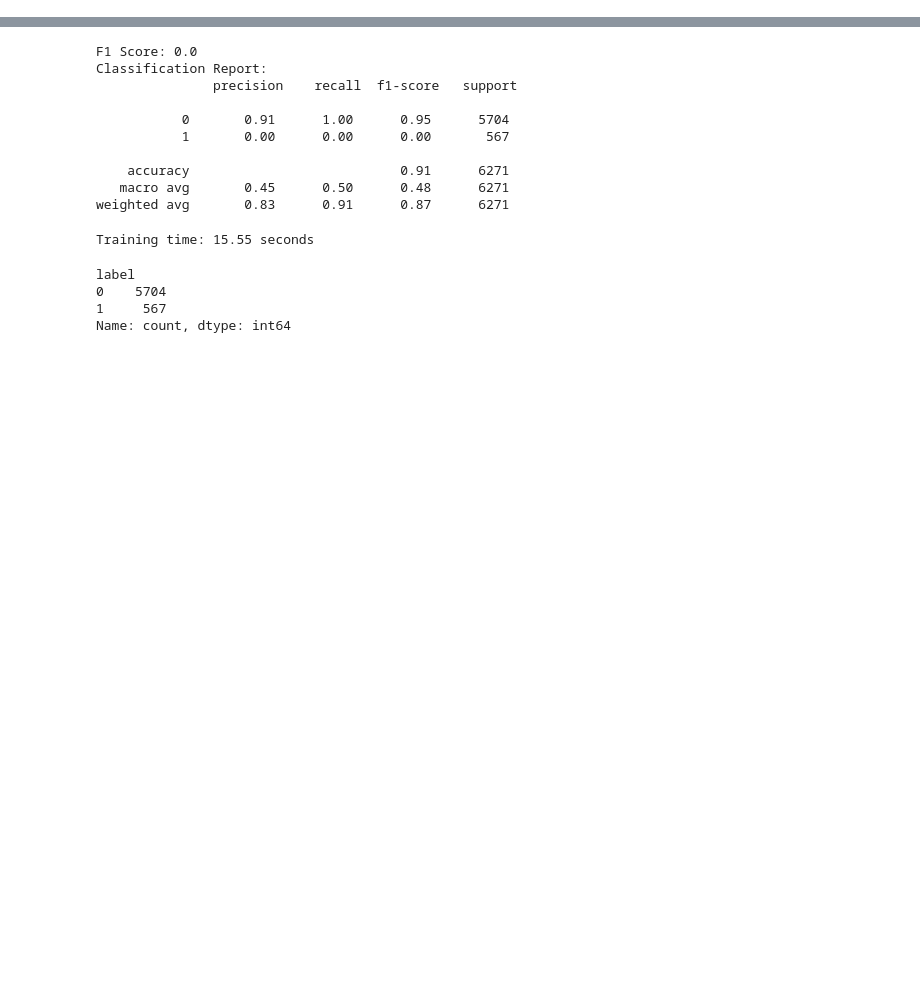
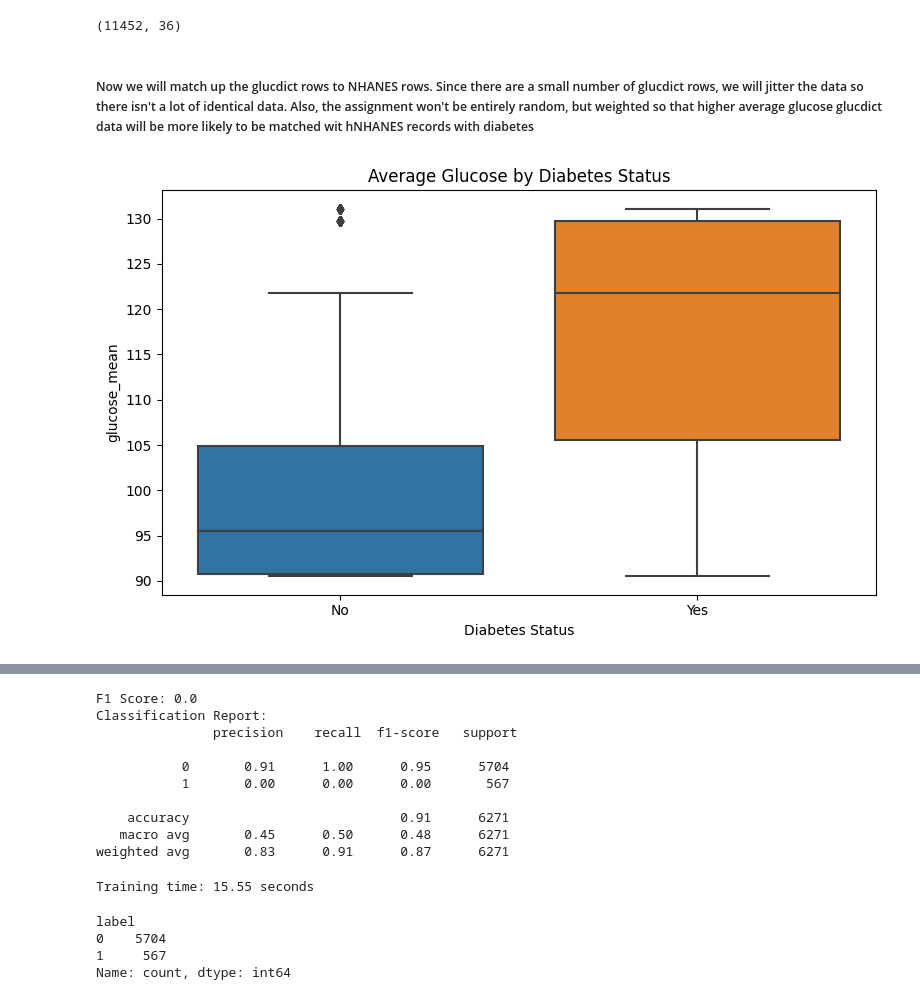
Before and after one commit to willsonr8/CAP4770-Project, a Jupyter notebook: Notebook.ipynb, the cells around one changed output, grey strips where cells are left out. Cells and saved outputs as stored; diff of their text form; code cells hidden in the pictures; blank space fills up the shorter version.

Commit message:
merge nhanes data

```diff
--- a/Notebook.ipynb
+++ b/Notebook.ipynb
@@ -643,0 +444,17 @@ X_train, X_test, y_train, y_test = train_test_split(
+# %%
+diabetes_labels = {
+    1: "Yes",
+    2: "No",
+    3: "Borderline",
+    7: "Refused",
+    9: "Don't know"
+}
+nhanes_df['diabetes_status'] = nhanes_df['DIQ010'].map(diabetes_labels)
+# %%
+# Since the overwhelming najority are yes or no, and this is a classification problem, we will filter to just those
+nhanes_df_2 = nhanes_df.loc[nhanes_df['diabetes_status'].isin(["Yes","No"])]
+print(nhanes_df_2.shape)
+# %% [output]
+(11452, 36)
+# %% [markdown]
+##### Now we will match up the glucdict rows to NHANES rows. Since there are a small number of glucdict rows, we will jitter the data so there isn't a lot of identical data. Also, the assignment won't be entirely random, but weighted so that higher average glucose glucdict data will be more likely to be matched wit hNHANES records with diabetes
@@ -643,0 +495,15 @@ X_train, X_test, y_train, y_test = train_test_split(
+# %%
+synthetic_nhanes = assign_synthetic_features(nhanes_df_2, all_user_features2)
+# %%
+def plot_feature_by_diabetes(df, feature, title=None):
+    plt.figure(figsize=(8, 5))
+    sns.boxplot(data=df, x='diabetes_status', y=feature)
+    plt.title(title or f'{feature} by Diabetes Status')
+    plt.xlabel('Diabetes Status')
+    plt.ylabel(feature)
+    plt.tight_layout()
+    plt.show()
+# %%
+plot_feature_by_diabetes(synthetic_nhanes, 'glucose_mean', 'Average Glucose by Diabetes Status')
+# %% [output]
+[figure, added]
```
Also changed, not shown: parts of 49 cells of this notebook.
